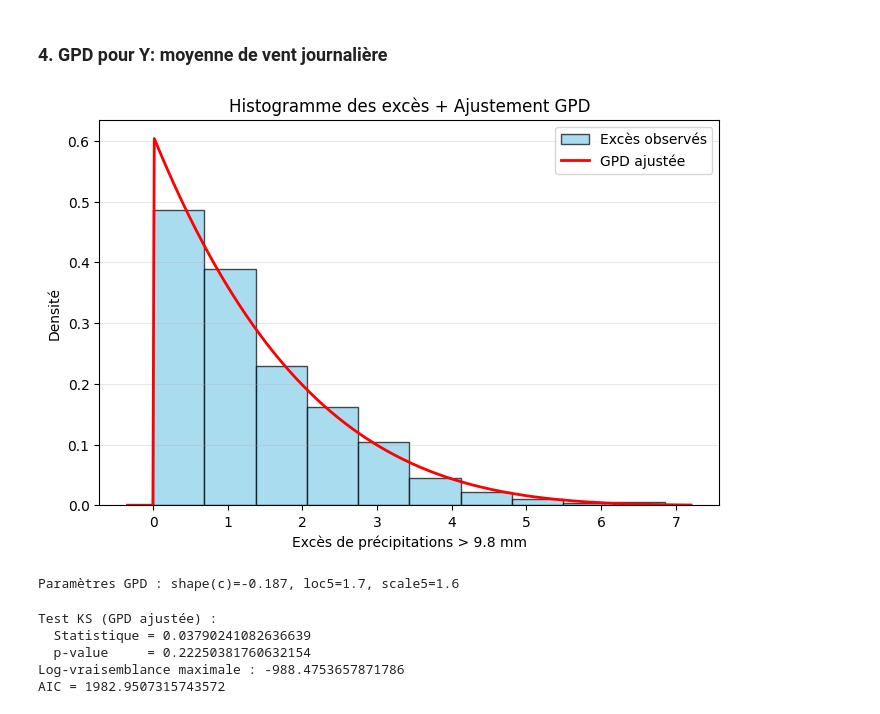
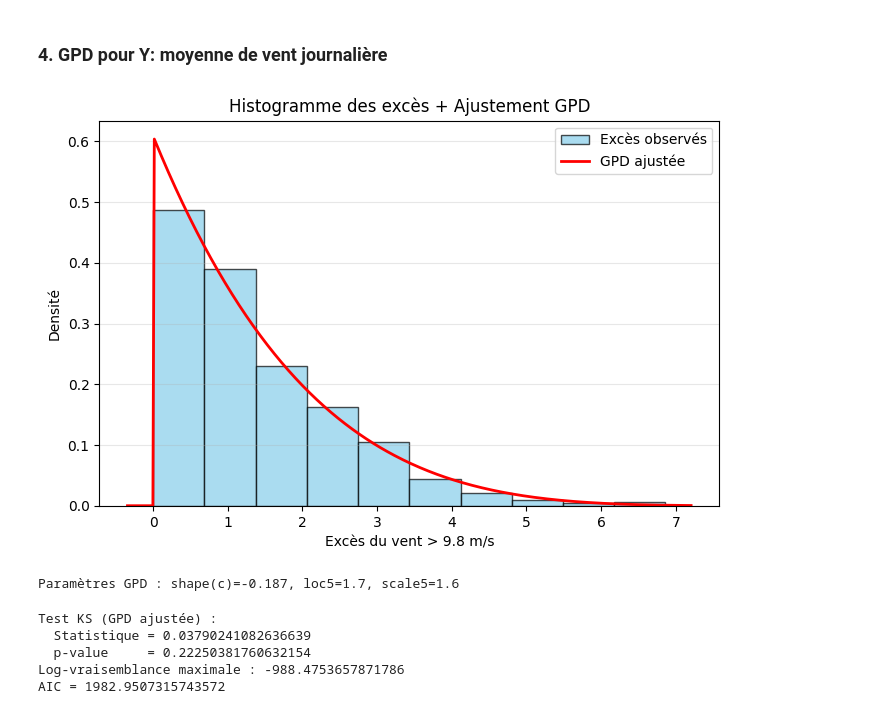
Before and after one commit to Faza20-lab/Projet_stats, a Jupyter notebook: Projet_stats.ipynb, the cells around one changed output. Saved outputs shown, nothing was run; the diff lists cells and outputs as text; code cells hidden in the pictures.

```diff
--- a/Projet_stats.ipynb
+++ b/Projet_stats.ipynb
@@ -1230,33 +1230,33 @@ Les légers écarts en queue droite restent faibles et suggèrent un ajustement
 ### **4. GPD pour Y: moyenne de vent journalière**
 # %%
 # 1. Choisir un seuil pour les extrêmes
-seuil = np.percentile(Y, threshold)  # 70ème percentile
+seuil = np.percentile(Y, threshold)  # 90ème percentile
 exceedances_YD = Y[Y > seuil] - seuil  # excès au-dessus du seuil
 
 # 2. Ajuster la GPD aux excès
 c5, loc5, scale5 = genpareto.fit(exceedances_YD)
 
 # 3. Histogramme des excès (densité)
 plt.figure(figsize=(8,5))
 plt.hist(exceedances_YD, bins=10, density=True, color='skyblue', edgecolor='black', alpha=0.7, label='Excès observés')
 
 # 4. Courbe GPD ajustée
 xmin, xmax = plt.xlim()
 xx = np.linspace(xmin, xmax, 400)
 plt.plot(xx, genpareto.pdf(xx, c5, loc5, scale5), 'r-', lw=2, label='GPD ajustée')
 
 # 5. Labels et légende
-plt.xlabel(f"Excès de précipitations > {seuil:.1f} mm")
+plt.xlabel(f"Excès du vent > {seuil:.1f} m/s")
 plt.ylabel("Densité")
 plt.title("Histogramme des excès + Ajustement GPD")
 plt.legend()
 plt.grid(axis='y', alpha=0.3)
 plt.show()
 
 # 6. Affichage des paramètres
 print(f"Paramètres GPD : shape(c)={c5:.3f}, loc5={loc:.1f}, scale5={scale5:.1f}")
 # %% [output]
-[figure, old version]
+[figure, new version]
 Paramètres GPD : shape(c)=-0.187, loc5=1.7, scale5=1.6
 # %%
 # Construction de la  paramétrée
```
Also changed, not shown: parts of 4 cells of this notebook.
